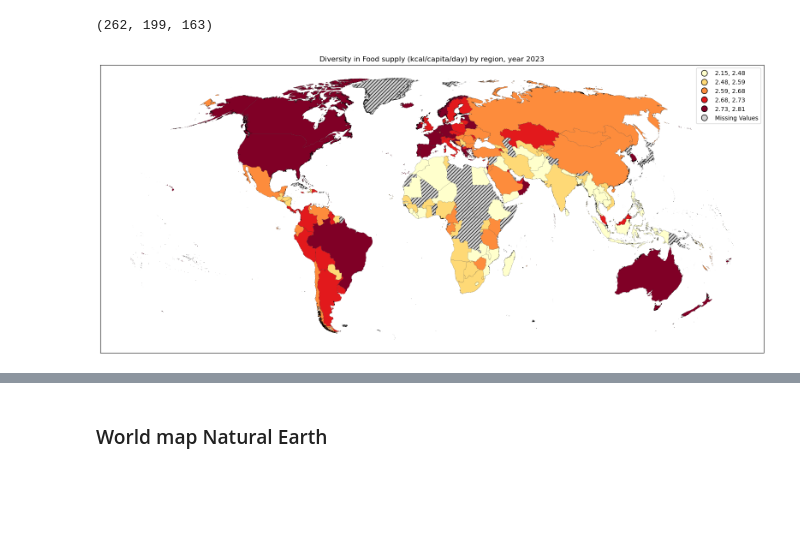
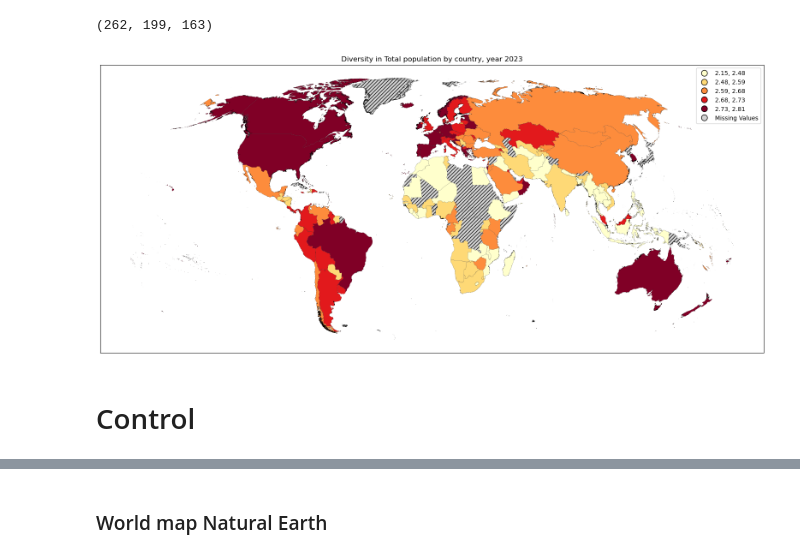
Before and after one commit to myliheik/FBSadjusted, a Jupyter notebook: notebooks/05-plotShannonIndex.ipynb, the cells around one changed output, grey strips where cells are left out. Drawn from its saved outputs; the diff is of its cells as text; code cells hidden in the pictures; blank space fills up the shorter version.

Commit message:
added control test, population

```diff
--- a/notebooks/05-plotShannonIndex.ipynb
+++ b/notebooks/05-plotShannonIndex.ipynb
@@ -320,32 +320,34 @@ ax = fig.add_subplot()
 # plot countries:
 gdfWorldGADM.plot(
     scheme='quantiles', cmap='YlOrRd',
     ax=ax,
     column = f'{Year}-01-01 00:00:00',
     edgecolor="black",
     legend=True,
     linewidth = 0.1,
 
            missing_kwds = {
                'color' : 'lightgrey',
                'hatch': '////' ,
                'label' : 'Missing Values'
 
            }
 
 )
 
 for legend_handle in ax.get_legend().legend_handles:
     legend_handle.set_markeredgewidth(1)
     legend_handle.set_markeredgecolor("black")
 
 # turn off axis ticks
 ax.set_xticks([])
 ax.set_yticks([])
 
 # set the plot title
-plt.title(f'Diversity in {myElement} by region, year {Year}')
+plt.title(f'Diversity in {myElement} by country, year {Year}')
 
 plt.show()
 # %% [output]
-[figure, old version]
+[figure, new version]
+# %% [markdown]
+# Control
```
Also changed, not shown: parts of 5 cells of this notebook.
